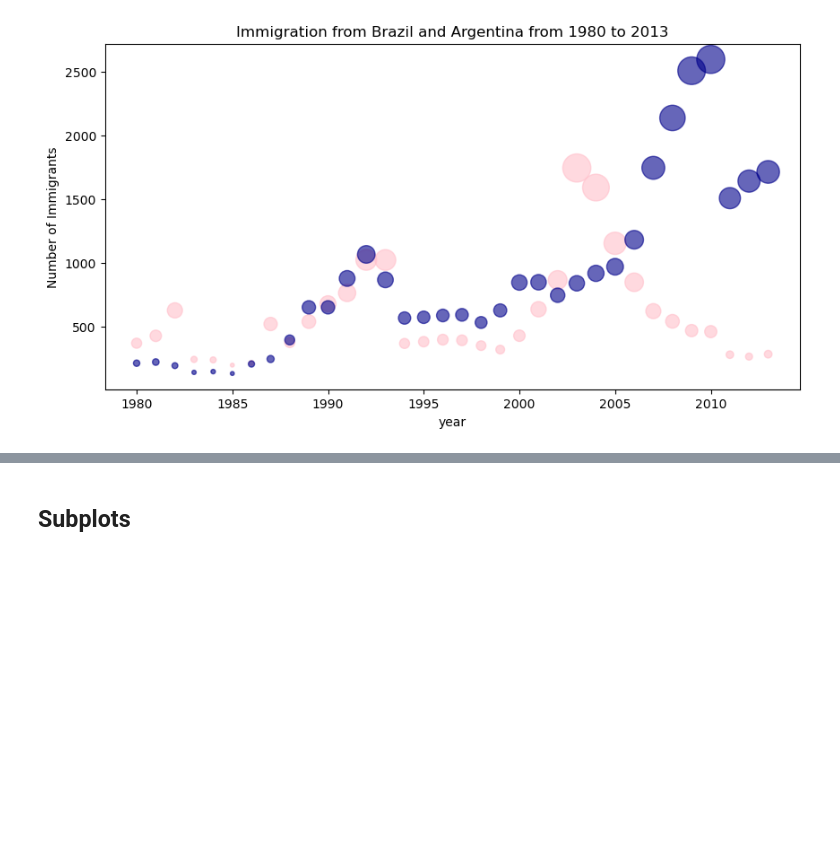
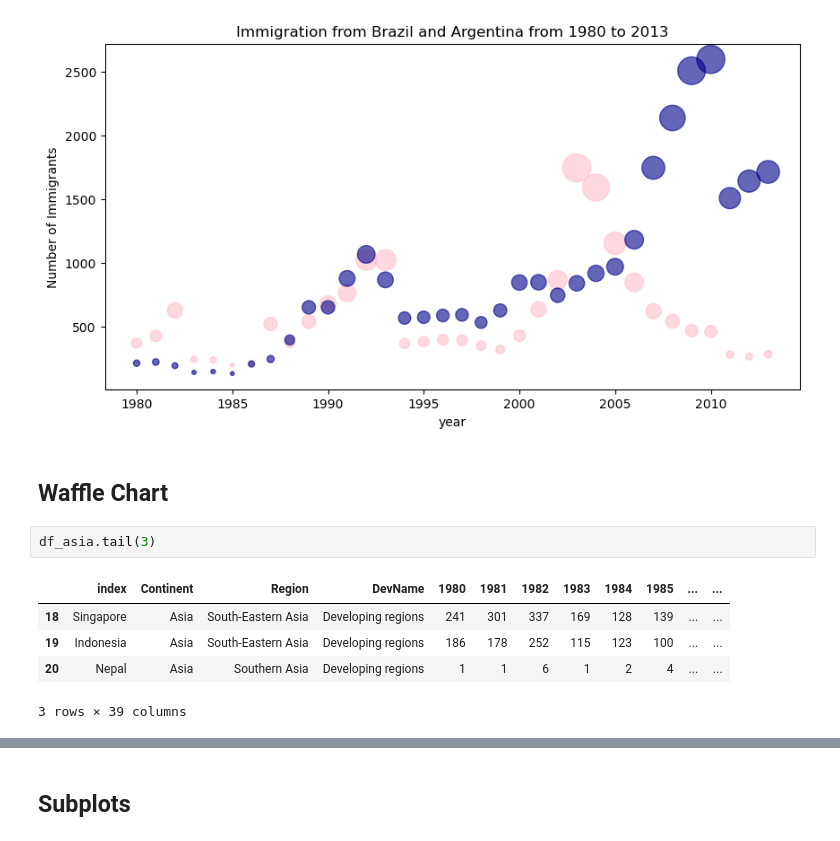
Before and after one commit to zahra-ahmadbeigloo/Data-analysis-projects, a Jupyter notebook: Canada-Immigration-Analysis/Canada-Immigration-Analysis.ipynb, the cells around one changed output, grey strips where cells are left out. Saved outputs shown, nothing was run; the diff lists cells and outputs as text; blank space fills up the shorter version.

```diff
--- a/Canada-Immigration-Analysis/Canada-Immigration-Analysis.ipynb
+++ b/Canada-Immigration-Analysis/Canada-Immigration-Analysis.ipynb
@@ -396,3 +398,13 @@ ax1.set_ylabel("Number of Immigrants")
 plt.show()
 # %% [output]
 [figure]
+# %% [markdown]
+## Waffle Chart
+# %%
+df_asia.tail(3)
+# %% [output]
+|  | index | Continent | Region | DevName | 1980 | 1981 | 1982 | 1983 | 1984 | 1985 | ... | ... |
+| 18 | Singapore | Asia | South-Eastern Asia | Developing regions | 241 | 301 | 337 | 169 | 128 | 139 | ... | ... |
+| 19 | Indonesia | Asia | South-Eastern Asia | Developing regions | 186 | 178 | 252 | 115 | 123 | 100 | ... | ... |
+| 20 | Nepal | Asia | Southern Asia | Developing regions | 1 | 1 | 6 | 1 | 2 | 4 | ... | ... |
+3 rows × 39 columns
```
Also changed, not shown: parts of 3 cells of this notebook.
